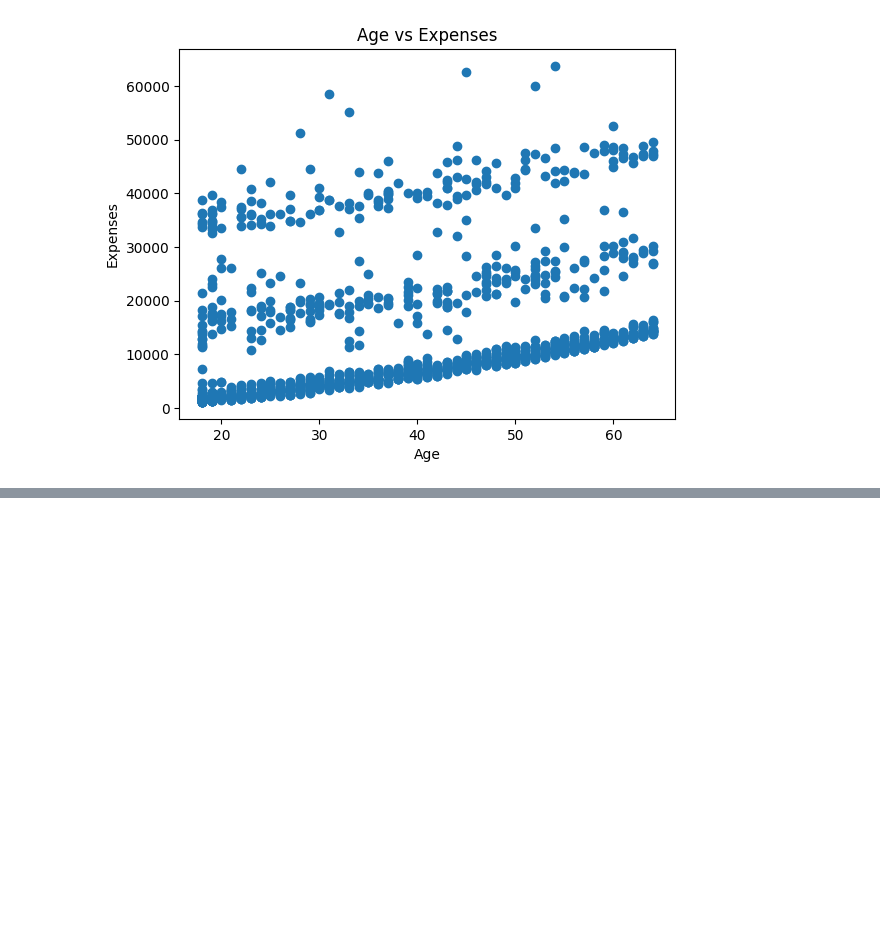
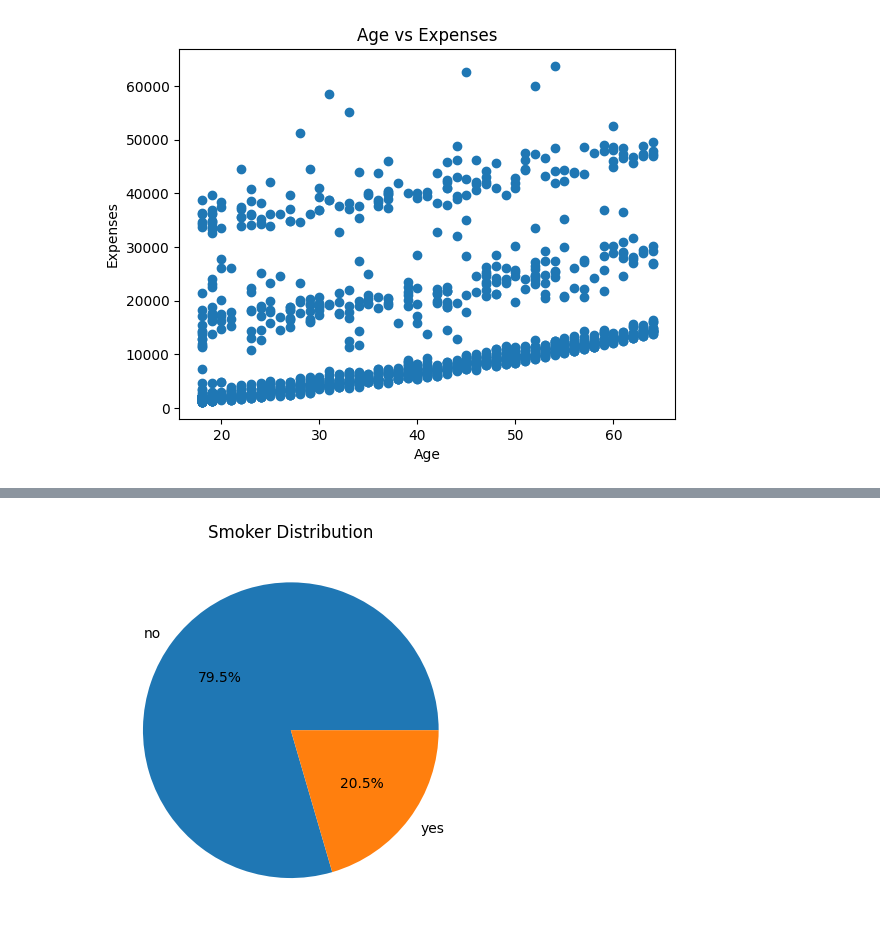
Before and after one commit to vaibhavkatex/The-Internship-2026, a Jupyter notebook: S18_Optional.ipynb, the cells around one changed output, grey strips where cells are left out. Cells and saved outputs as stored; diff of their text form; code cells hidden in the pictures; blank space fills up the shorter version.

```diff
--- a/S18_Optional.ipynb
+++ b/S18_Optional.ipynb
@@ -191,0 +186,11 @@ plt.hist("age")
+# %%
+df["smoker"].value_counts().plot(
+    kind="pie",
+    autopct="%1.1f%%"
+)
+
+plt.title("Smoker Distribution")
+plt.ylabel("")
+plt.show()
+# %% [output]
+[figure, added]
```
Also changed, not shown: parts of 4 cells of this notebook.
